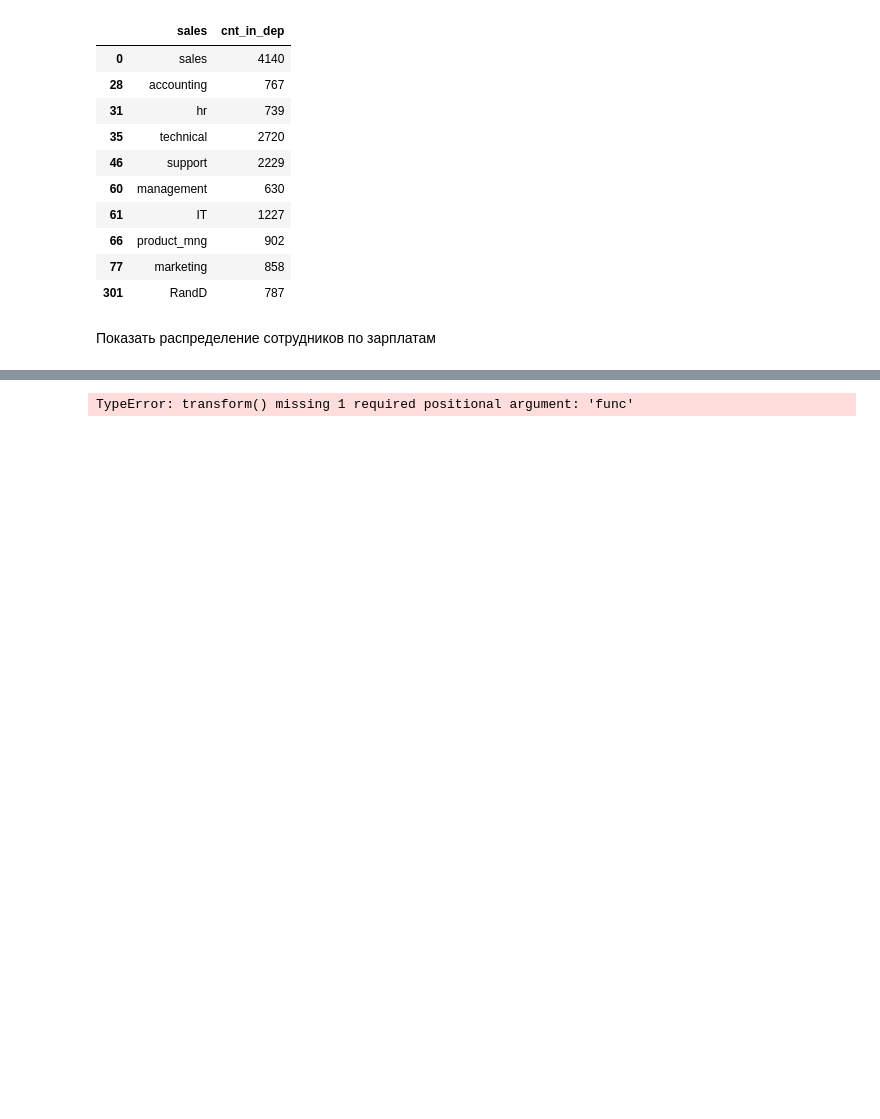
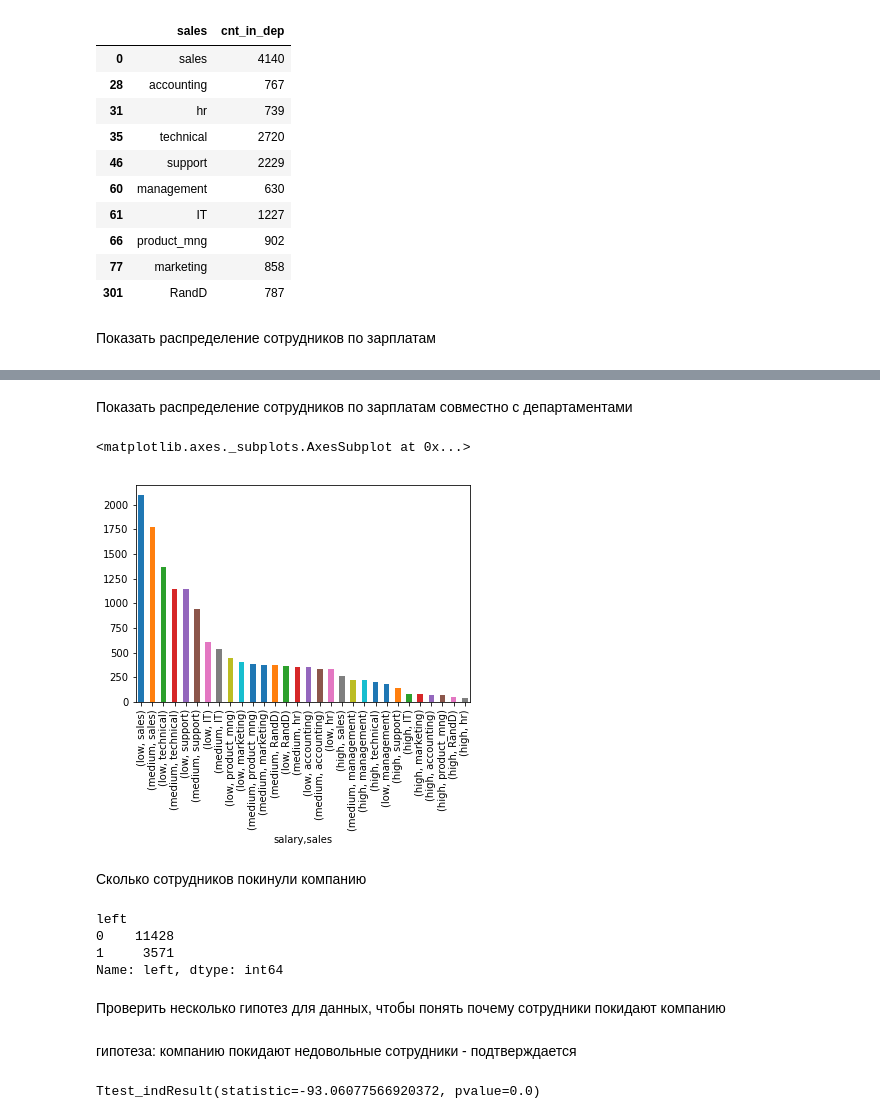
Before and after one commit to vlad-korotych/math-proj, a Jupyter notebook: proj.ipynb, the cells around one changed output, grey strips where cells are left out. Cells and saved outputs as stored; diff of their text form; code cells hidden in the pictures; blank space fills up the shorter version.

```diff
--- a/proj.ipynb
+++ b/proj.ipynb
@@ -160,4 +167,24 @@ plt.plot(hr['salary'], hr['sales'])
+# %% [markdown]
+Показать распределение сотрудников по зарплатам совместно с департаментами
+# %%
+hr.groupby(['salary', 'sales'])['salary'].count().sort_values(ascending=False).plot(kind='bar')
+# %% [output]
+<matplotlib.axes._subplots.AxesSubplot at 0x...>
+[figure, added]
+# %% [markdown]
+Сколько сотрудников покинули компанию
 # %%
-hr.groupby('sales')['sales'].count().transform()
+hr.groupby('left')['left'].count()
 # %% [output]
-TypeError: transform() missing 1 required positional argument: 'func'
+left
+0    11428
+1     3571
+Name: left, dtype: int64
+# %% [markdown]
+Проверить несколько гипотез для данных, чтобы понять почему сотрудники покидают компанию
+# %% [markdown]
+гипотеза: компанию покидают недовольные сотрудники - подтверждается
+# %%
+stats.ttest_ind(hr['left'], hr['satisfaction_level'])
+# %% [output]
+Ttest_indResult(statistic=-93.06077566920372, pvalue=0.0)
```
Also changed, not shown: parts of 10 cells of this notebook.
